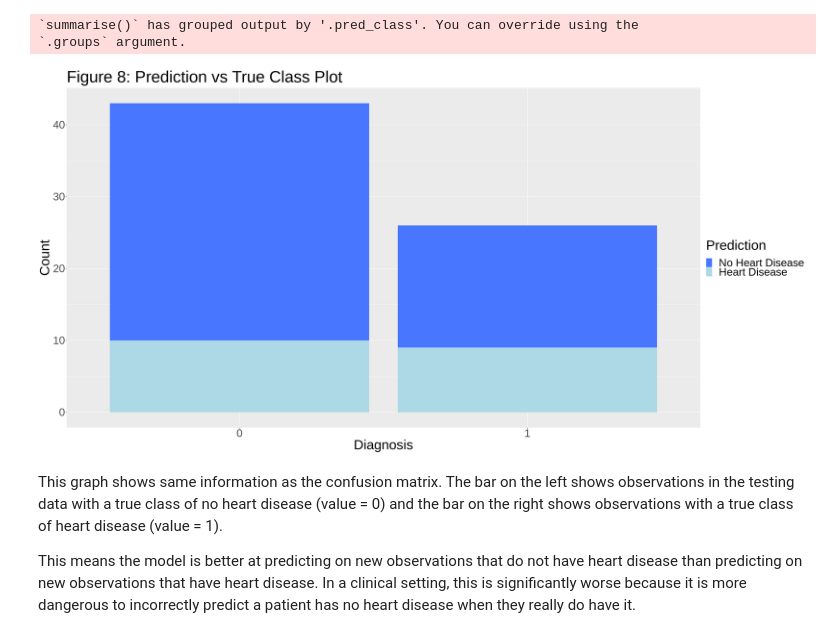
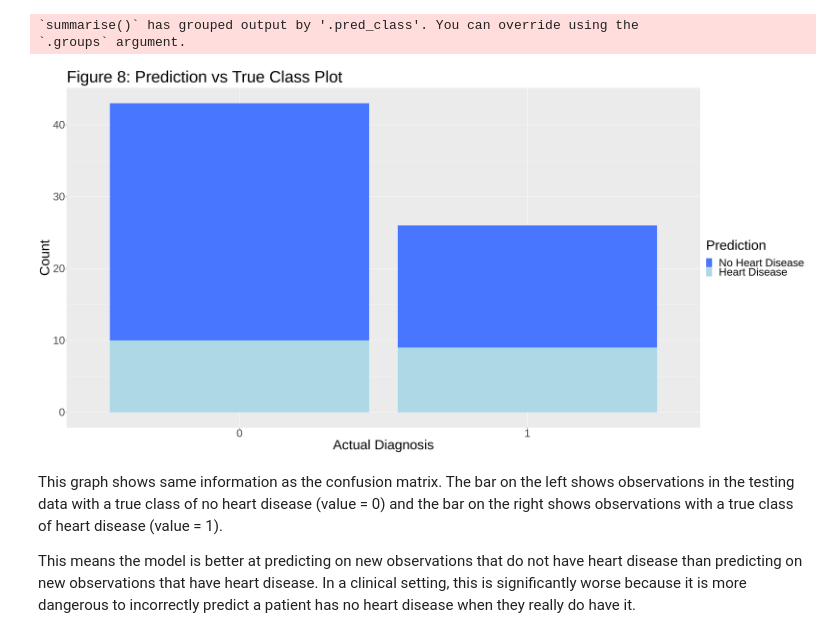
Before and after one commit to julieklipp/Project-Proposal, a Jupyter notebook: Project Report Final.ipynb, the cells around one changed output. Saved outputs shown, nothing was run; the diff lists cells and outputs as text; code cells hidden in the pictures.

Commit message:
more word count edits

```diff
--- a/Project Report Final.ipynb
+++ b/Project Report Final.ipynb
@@ -452,14 +470,14 @@ conf_table <- heart_test_preds|>
 # %%
 conf_plot <- conf_table|>
     ggplot(aes(x = diagnosis, y = count, fill = .pred_class))+
     geom_bar(stat = "identity")+
-    labs(x = "Diagnosis", y = "Count", fill = "Prediction")+
+    labs(x = "Actual Diagnosis", y = "Count", fill = "Prediction")+
     ggtitle("Figure 8: Prediction vs True Class Plot")+
     scale_fill_manual(labels = c("No Heart Disease", "Heart Disease"), values = c("royalblue1", "lightblue")) +
     theme(text = element_text(size = 38))
 conf_plot
 # %% [output]
-[figure, old version]
+[figure, new version]
 # %% [markdown]
 This graph shows same information as the confusion matrix. The bar on the left shows observations in the testing data with a true class of no heart disease (value = 0) and the bar on the right shows observations with a true class of heart disease (value = 1).
 
```
Also changed, not shown: parts of 2 cells of this notebook.
